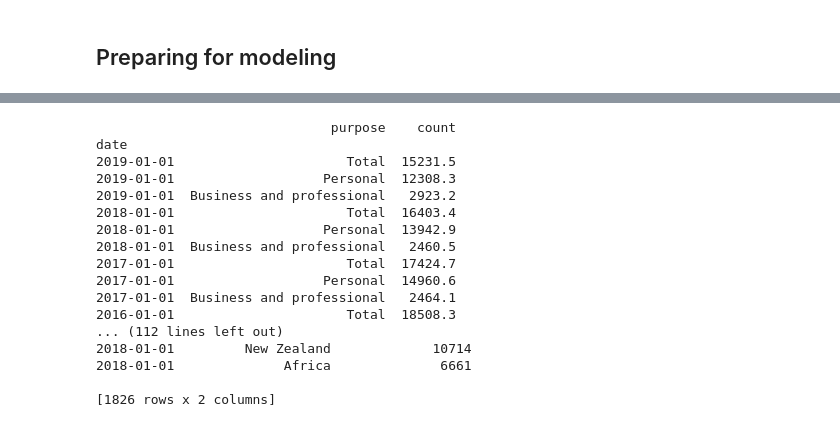
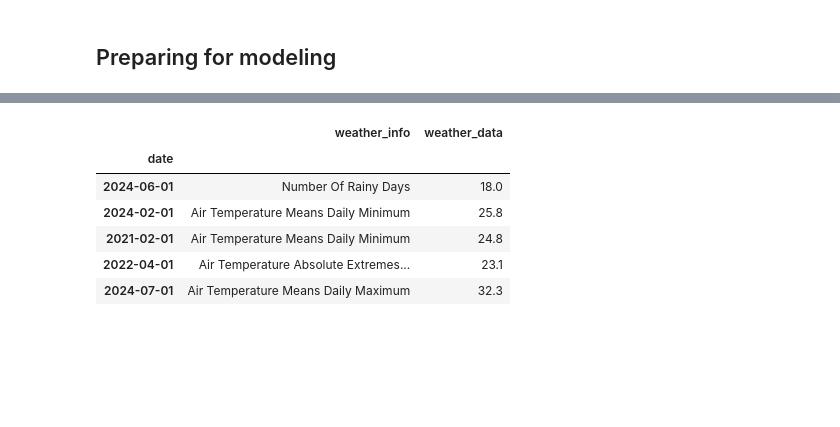
Before and after one commit to KaungSiThu-Sallius/Forecasting-Tourism-Demand-in-Singapore, a Jupyter notebook: main.ipynb, the cells around one changed output, grey strips where cells are left out. Cells and saved outputs as stored; diff of their text form; code cells hidden in the pictures; blank space fills up the shorter version.

Commit message:
data preprocessing for modelling

```diff
--- a/main.ipynb
+++ b/main.ipynb
@@ -356,28 +280,0 @@ purpose_visit_wide
-# %%
-print(purpose_visit_df)
-print(spent_df)
-print(gdp_df)
-print(holidays)
-print(weather_df)
-print(inter_arrival_gender_df)
-print(inter_arrival_age_df)
-print(inter_arrival_stay_days_df)
-print(inter_arrival_df)
-# %% [output]
-                              purpose    count
-date
-2019-01-01                      Total  15231.5
-2019-01-01                   Personal  12308.3
-2019-01-01  Business and professional   2923.2
-2018-01-01                      Total  16403.4
-2018-01-01                   Personal  13942.9
-2018-01-01  Business and professional   2460.5
-2017-01-01                      Total  17424.7
-2017-01-01                   Personal  14960.6
-2017-01-01  Business and professional   2464.1
-2016-01-01                      Total  18508.3
-... (112 lines left out)
-2018-01-01         New Zealand             10714
-2018-01-01              Africa              6661
-
-[1826 rows x 2 columns]
@@ -383,0 +332,10 @@ date
+# %%
+weather_df.sample(5)
+# %% [output]
+|  | weather_info | weather_data |
+| date |  |  |
+| 2024-06-01 | Number Of Rainy Days | 18.0 |
+| 2024-02-01 | Air Temperature Means Daily Minimum | 25.8 |
+| 2021-02-01 | Air Temperature Means Daily Minimum | 24.8 |
+| 2022-04-01 | Air Temperature Absolute Extremes... | 23.1 |
+| 2024-07-01 | Air Temperature Means Daily Maximum | 32.3 |
```
Also changed, not shown: parts of 10 cells of this notebook, 3 other files.
